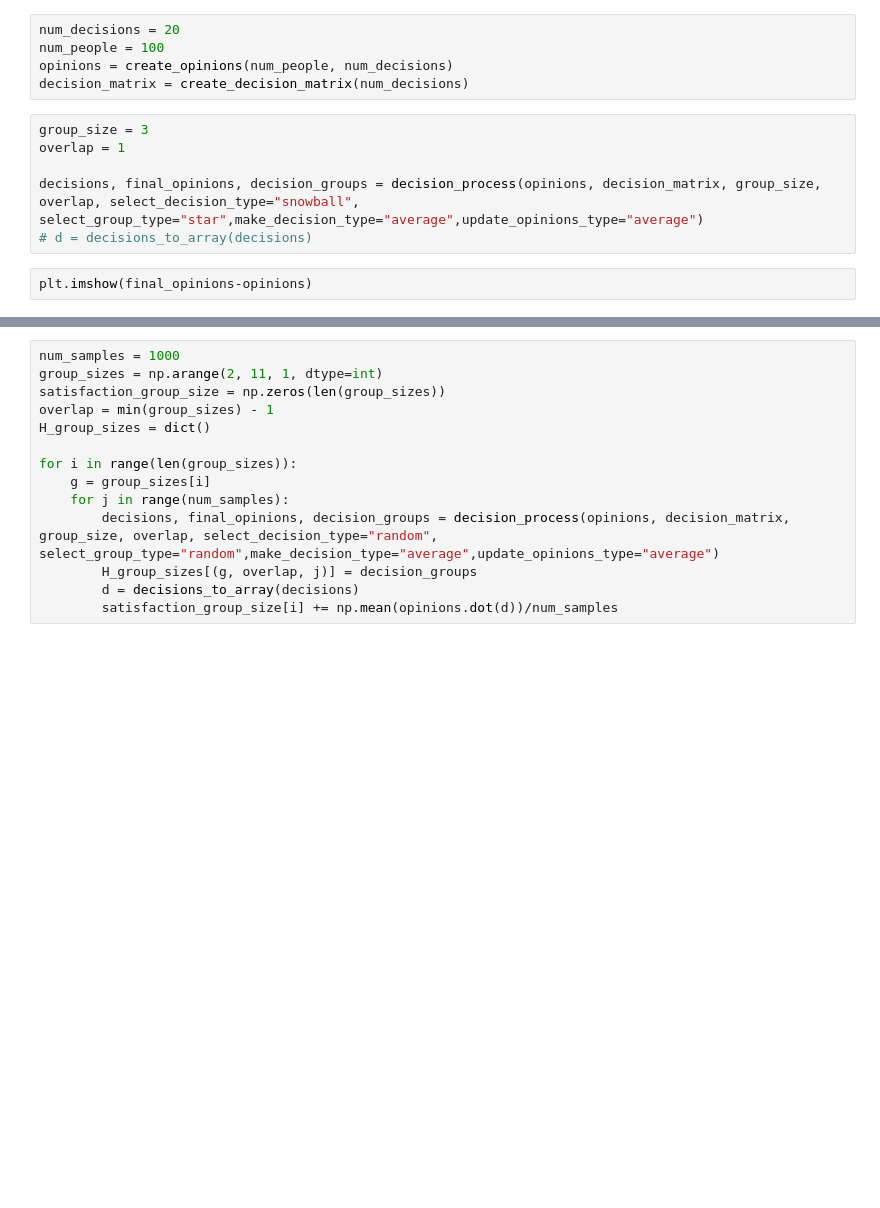
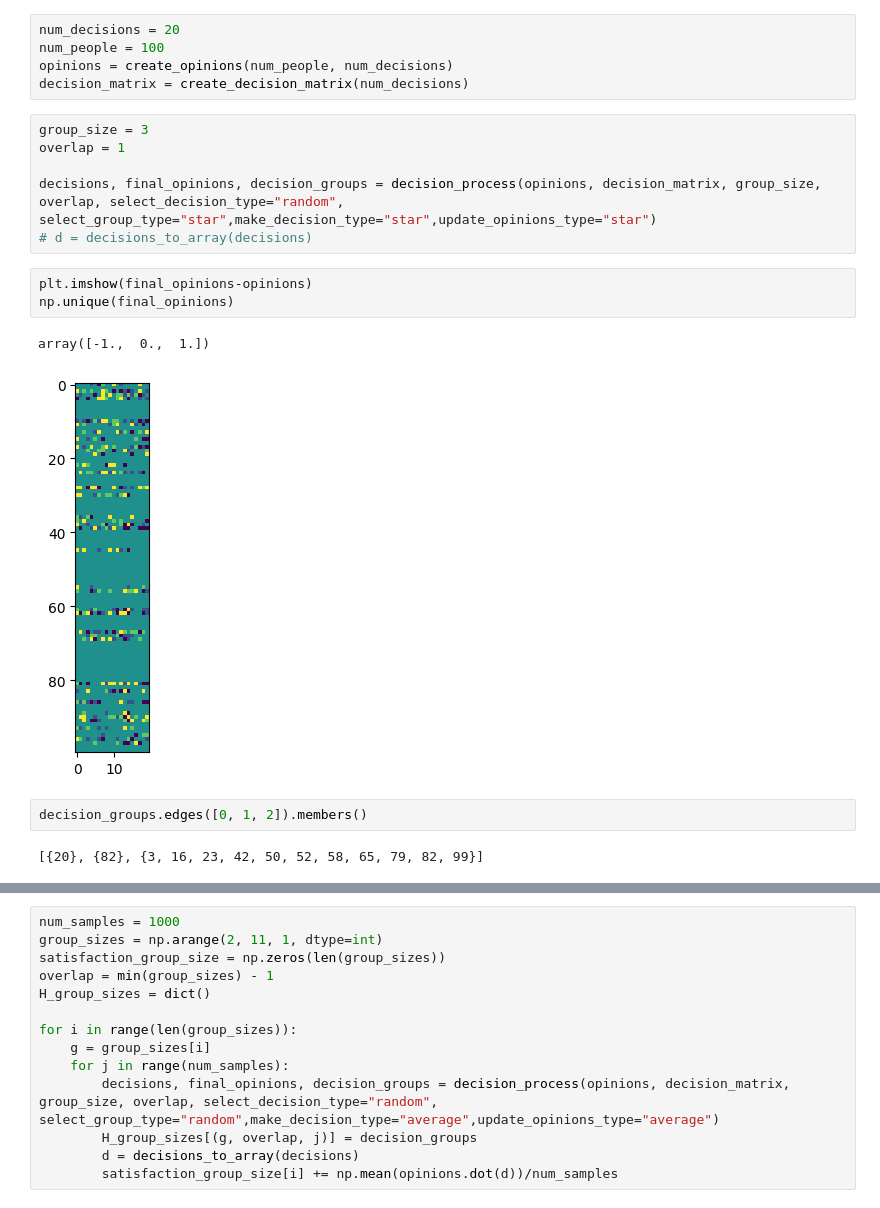
Before and after one commit to nwlandry/governance, a Jupyter notebook: test.ipynb, the cells around one changed output, grey strips where cells are left out. Saved outputs shown, nothing was run; the diff lists cells and outputs as text; blank space fills up the shorter version.

```diff
--- a/test.ipynb
+++ b/test.ipynb
@@ -39,9 +42,17 @@ decision_matrix = create_decision_matrix(num_decisions)
 group_size = 3
 overlap = 1
 
-decisions, final_opinions, decision_groups = decision_process(opinions, decision_matrix, group_size, overlap, select_decision_type="snowball", select_group_type="star",make_decision_type="average",update_opinions_type="average")
+decisions, final_opinions, decision_groups = decision_process(opinions, decision_matrix, group_size, overlap, select_decision_type="random", select_group_type="star",make_decision_type="star",update_opinions_type="star")
 # d = decisions_to_array(decisions)
 # %%
 plt.imshow(final_opinions-opinions)
+np.unique(final_opinions)
+# %% [output]
+array([-1.,  0.,  1.])
+[figure, added]
+# %%
+decision_groups.edges([0, 1, 2]).members()
+# %% [output]
+[{20}, {82}, {3, 16, 23, 42, 50, 52, 58, 65, 79, 82, 99}]
 # %%
 xgi.draw(decision_groups)
```
Also changed, not shown: parts of 6 cells of this notebook, 1 other file.
